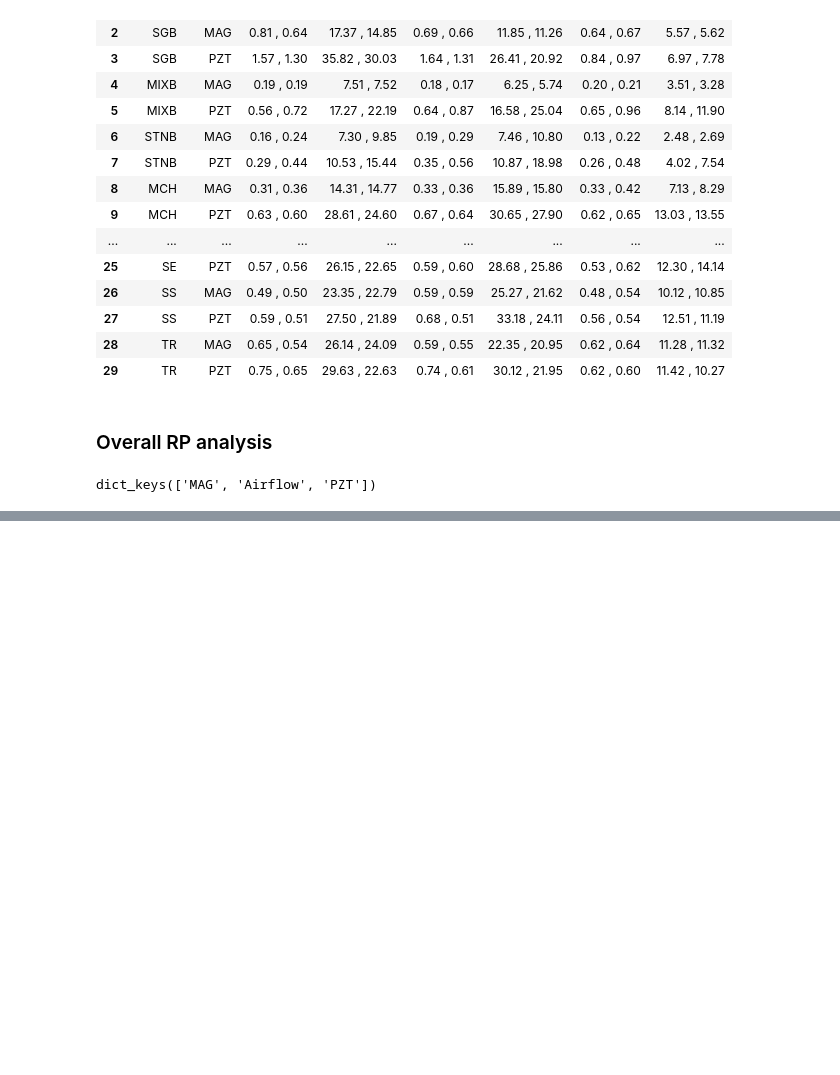
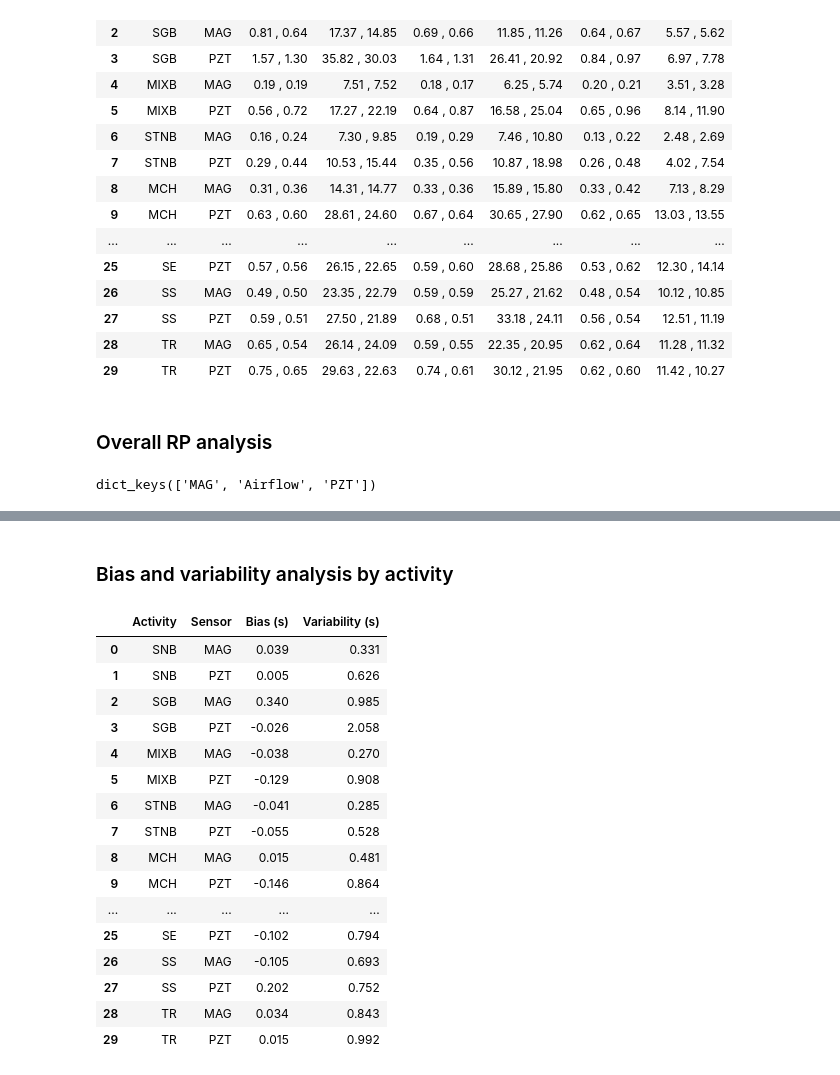
Before and after one commit to anascacais/analysis-RESP-data, a Jupyter notebook: resp_param_analysis.ipynb, the cells around one changed output, grey strips where cells are left out. Drawn from its saved outputs; the diff is of its cells as text; code cells hidden in the pictures; blank space fills up the shorter version.

Commit message:
revised bland altman analysis and stats test on relative error

```diff
--- a/resp_param_analysis.ipynb
+++ b/resp_param_analysis.ipynb
@@ -141 +169,25 @@ wilc
+# %% [markdown]
+### Bias and variability analysis by activity
+# %%
+from performance import get_bias_variability
+
+get_bias_variability(overview_all_participants, target="Activity", metric="tI", relative_error=False)
+# %% [output]
+|  | Activity | Sensor | Bias (s) | Variability (s) |
+| 0 | SNB | MAG | 0.039 | 0.331 |
+| 1 | SNB | PZT | 0.005 | 0.626 |
+| 2 | SGB | MAG | 0.340 | 0.985 |
+| 3 | SGB | PZT | -0.026 | 2.058 |
+| 4 | MIXB | MAG | -0.038 | 0.270 |
+| 5 | MIXB | PZT | -0.129 | 0.908 |
+| 6 | STNB | MAG | -0.041 | 0.285 |
+| 7 | STNB | PZT | -0.055 | 0.528 |
+| 8 | MCH | MAG | 0.015 | 0.481 |
+| 9 | MCH | PZT | -0.146 | 0.864 |
+| ... | ... | ... | ... | ... |
+| 25 | SE | PZT | -0.102 | 0.794 |
+| 26 | SS | MAG | -0.105 | 0.693 |
+| 27 | SS | PZT | 0.202 | 0.752 |
+| 28 | TR | MAG | 0.034 | 0.843 |
+| 29 | TR | PZT | 0.015 | 0.992 |
 # %%
```
Also changed, not shown: parts of 14 cells of this notebook, 11 other files.
